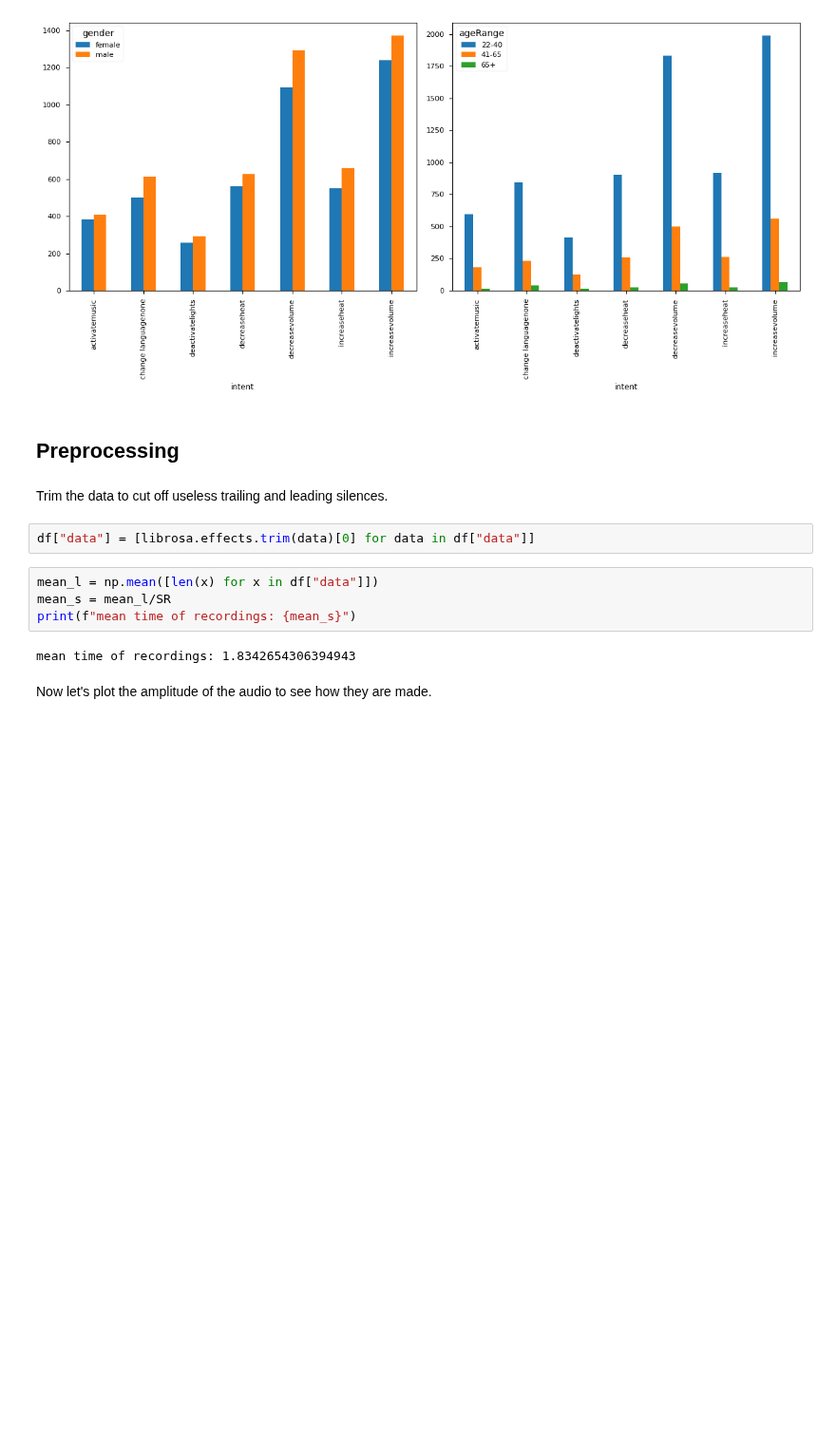
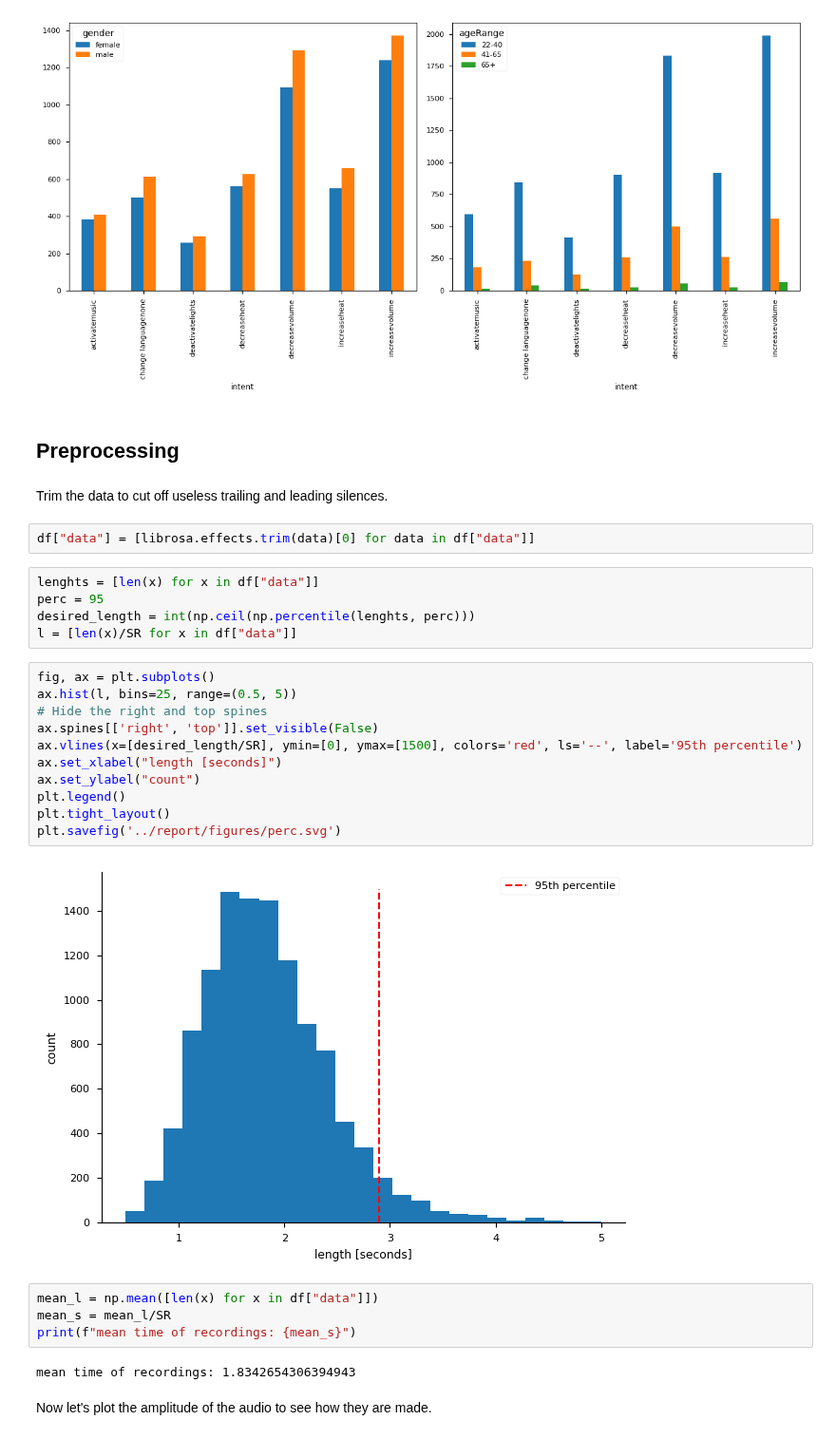
Before and after one commit to Ruglio/DSL-project, a Jupyter notebook: python/code.ipynb, the cells around one changed output. Shown at 95% size. Drawn from its saved outputs; the diff is of its cells as text; blank space fills up the shorter version.

```diff
--- a/python/code.ipynb
+++ b/python/code.ipynb
@@ -125,6 +135,24 @@ plt.show()
 Trim the data to cut off useless trailing and leading silences.
 # %%
 df["data"] = [librosa.effects.trim(data)[0] for data in df["data"]]
+# %%
+lenghts = [len(x) for x in df["data"]]
+perc = 95
+desired_length = int(np.ceil(np.percentile(lenghts, perc)))
+l = [len(x)/SR for x in df["data"]]
+# %%
+fig, ax = plt.subplots()
+ax.hist(l, bins=25, range=(0.5, 5))
+# Hide the right and top spines
+ax.spines[['right', 'top']].set_visible(False)
+ax.vlines(x=[desired_length/SR], ymin=[0], ymax=[1500], colors='red', ls='--', label='95th percentile')
+ax.set_xlabel("length [seconds]")
+ax.set_ylabel("count")
+plt.legend()
+plt.tight_layout()
+plt.savefig('../report/figures/perc.svg')
+# %% [output]
+[figure, added]
 # %%
 mean_l = np.mean([len(x) for x in df["data"]])
 mean_s = mean_l/SR
```
Also changed, not shown: parts of 3 cells of this notebook, 4 other files.
